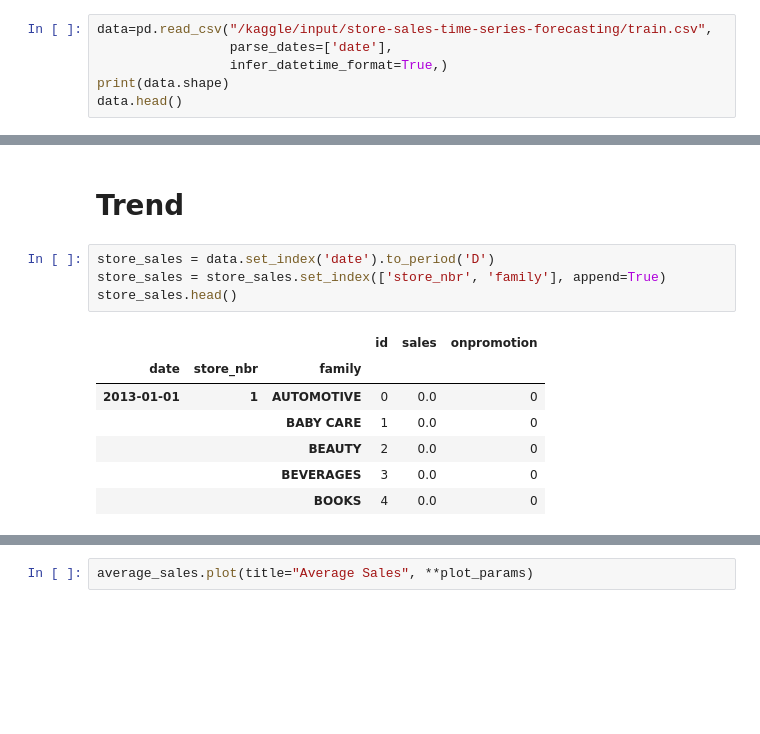
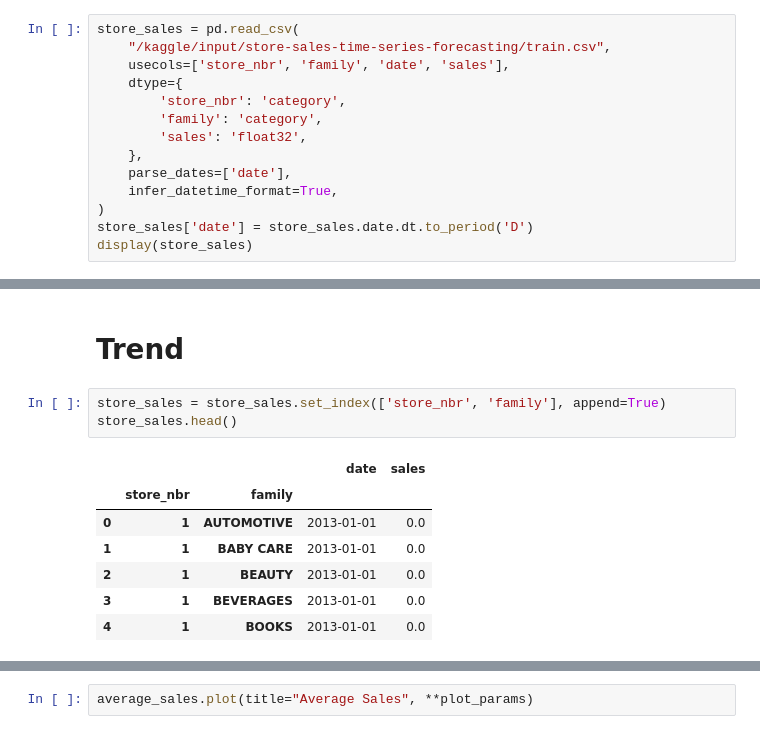
Before and after one commit to taaha/store-sales-forecast, a Jupyter notebook: sale-forecast_1.ipynb, the cells around one changed output, grey strips where cells are left out. Drawn from its saved outputs; the diff is of its cells as text; blank space fills up the shorter version.

Commit message:
Kaggle Notebook | sale forecast_1 | Version 16

```diff
--- a/sale-forecast_1.ipynb
+++ b/sale-forecast_1.ipynb
@@ -20,9 +21,17 @@ from sklearn.preprocessing import LabelEncoder
 from statsmodels.tsa.deterministic import CalendarFourier, DeterministicProcess
 from xgboost import XGBRegressor
 # %%
-data=pd.read_csv("/kaggle/input/store-sales-time-series-forecasting/train.csv",
-                 parse_dates=['date'],
-                 infer_datetime_format=True,)
-print(data.shape)
-data.head()
+store_sales = pd.read_csv(
+    "/kaggle/input/store-sales-time-series-forecasting/train.csv",
+    usecols=['store_nbr', 'family', 'date', 'sales'],
+    dtype={
+        'store_nbr': 'category',
+        'family': 'category',
+        'sales': 'float32',
+    },
+    parse_dates=['date'],
+    infer_datetime_format=True,
+)
+store_sales['date'] = store_sales.date.dt.to_period('D')
+display(store_sales)
 # %% [output]
@@ -205,17 +219,16 @@ dtype: int64
 # %% [markdown]
 # Trend
 # %%
-store_sales = data.set_index('date').to_period('D')
 store_sales = store_sales.set_index(['store_nbr', 'family'], append=True)
 store_sales.head()
 # %% [output]
-|  |  |  | id | sales | onpromotion |
-| date | store_nbr | family |  |  |  |
-| 2013-01-01 | 1 | AUTOMOTIVE | 0 | 0.0 | 0 |
-|  |  | BABY CARE | 1 | 0.0 | 0 |
-|  |  | BEAUTY | 2 | 0.0 | 0 |
-|  |  | BEVERAGES | 3 | 0.0 | 0 |
-|  |  | BOOKS | 4 | 0.0 | 0 |
+|  |  |  | date | sales |
+|  | store_nbr | family |  |  |
+| 0 | 1 | AUTOMOTIVE | 2013-01-01 | 0.0 |
+| 1 | 1 | BABY CARE | 2013-01-01 | 0.0 |
+| 2 | 1 | BEAUTY | 2013-01-01 | 0.0 |
+| 3 | 1 | BEVERAGES | 2013-01-01 | 0.0 |
+| 4 | 1 | BOOKS | 2013-01-01 | 0.0 |
 # %%
 average_sales = store_sales.groupby('date').mean()['sales']
 average_sales.head()
```
Also changed, not shown: parts of 17 cells of this notebook.
